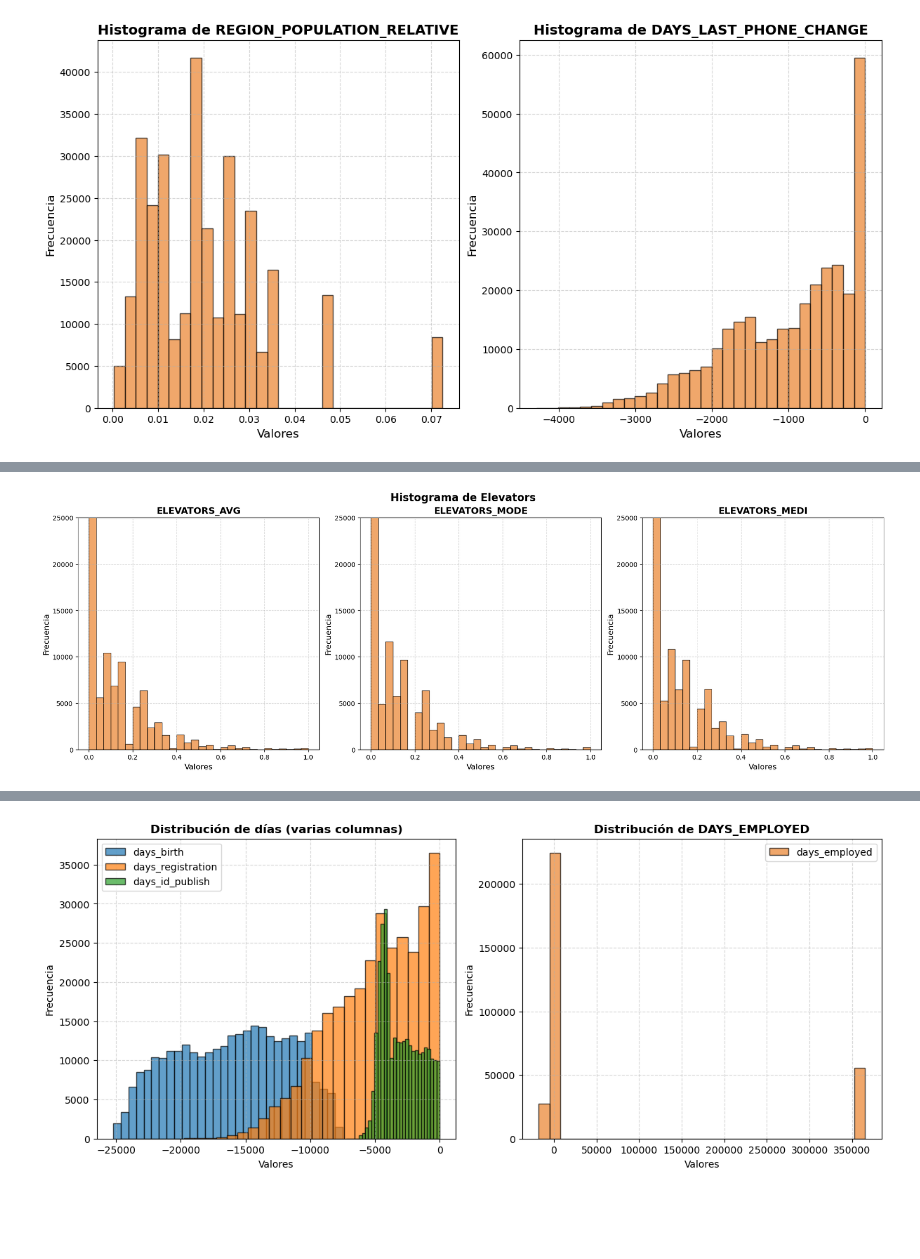
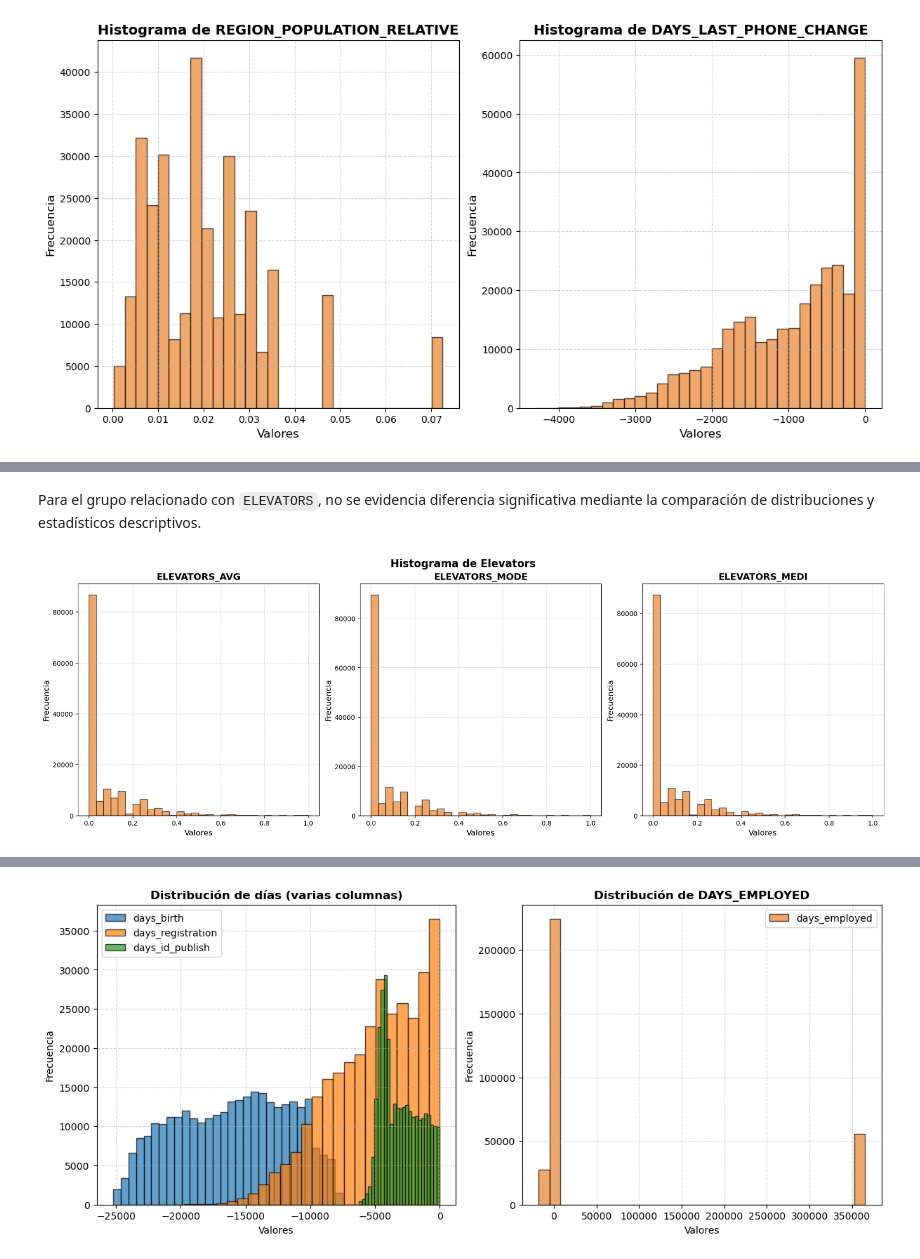
Before and after one commit to lissebas/machine-learning2, a Jupyter notebook: numeric.ipynb, the cells around one changed output, grey strips where cells are left out. Saved outputs shown, nothing was run; the diff lists cells and outputs as text; code cells hidden in the pictures; blank space fills up the shorter version.

```diff
--- a/numeric.ipynb
+++ b/numeric.ipynb
@@ -238,7 +316,6 @@ for ax, var in zip(axes, basementarea_variables):
     ax.set_title(f"{var}", fontsize=14, fontweight="bold")
     ax.set_xlabel("Valores", fontsize=12)
     ax.set_ylabel("Frecuencia", fontsize=12)
-    ax.set_ylim(0, 25000)
     ax.grid(True, linestyle="--", alpha=0.5)
 fig.suptitle("Histograma de Basementarea", fontsize=16, fontweight="bold")
 plt.show()
@@ -257,7 +348,6 @@ for ax, var in zip(axes, years_beginexploitation_variables):
     ax.set_title(f"{var}", fontsize=14, fontweight="bold")
     ax.set_xlabel("Valores", fontsize=12)
     ax.set_ylabel("Frecuencia", fontsize=12)
-    ax.set_ylim(0, 25000)
     ax.grid(True, linestyle="--", alpha=0.5)
 fig.suptitle("Histograma de Years Begin Exploitation", fontsize=16, fontweight="bold")
 plt.show()
@@ -276,7 +380,6 @@ for ax, var in zip(axes, years_build_variables):
     ax.set_title(f"{var}", fontsize=14, fontweight="bold")
     ax.set_xlabel("Valores", fontsize=12)
     ax.set_ylabel("Frecuencia", fontsize=12)
-    ax.set_ylim(0, 25000)
     ax.grid(True, linestyle="--", alpha=0.5)
 fig.suptitle("Histograma de Years Build", fontsize=16, fontweight="bold")
 plt.show()
@@ -295,7 +412,6 @@ for ax, var in zip(axes, commonarea_variables):
     ax.set_title(f"{var}", fontsize=14, fontweight="bold")
     ax.set_xlabel("Valores", fontsize=12)
     ax.set_ylabel("Frecuencia", fontsize=12)
-    ax.set_ylim(0, 25000)
     ax.grid(True, linestyle="--", alpha=0.5)
 fig.suptitle("Histograma de Commonarea", fontsize=16, fontweight="bold")
 plt.show()
@@ -304,19 +432,20 @@ plt.show()
+# %% [markdown]
+Para el grupo relacionado con `ELEVATORS`, no se evidencia diferencia significativa mediante la comparación de distribuciones y estadísticos descriptivos.
 # %%
 # 6. Grupo: "ELEVATORS"
 elevators_variables = [
     "ELEVATORS_AVG", "ELEVATORS_MODE", "ELEVATORS_MEDI"
 ]
 
 # Crear el gráfico para el grupo "ELEVATORS"
 fig, axes = plt.subplots(1, 3, figsize=(18, 6), constrained_layout=True)
 for ax, var in zip(axes, elevators_variables):
     ax.hist(data[var], bins=30, alpha=0.7, edgecolor="black", color="#EA822D")
     ax.set_title(f"{var}", fontsize=14, fontweight="bold")
     ax.set_xlabel("Valores", fontsize=12)
     ax.set_ylabel("Frecuencia", fontsize=12)
-    ax.set_ylim(0, 25000)
     ax.grid(True, linestyle="--", alpha=0.5)
 fig.suptitle("Histograma de Elevators", fontsize=16, fontweight="bold")
 plt.show()
 # %% [output]
-[figure, old version]
+[figure, new version]
```
Also changed, not shown: parts of 78 cells of this notebook.
